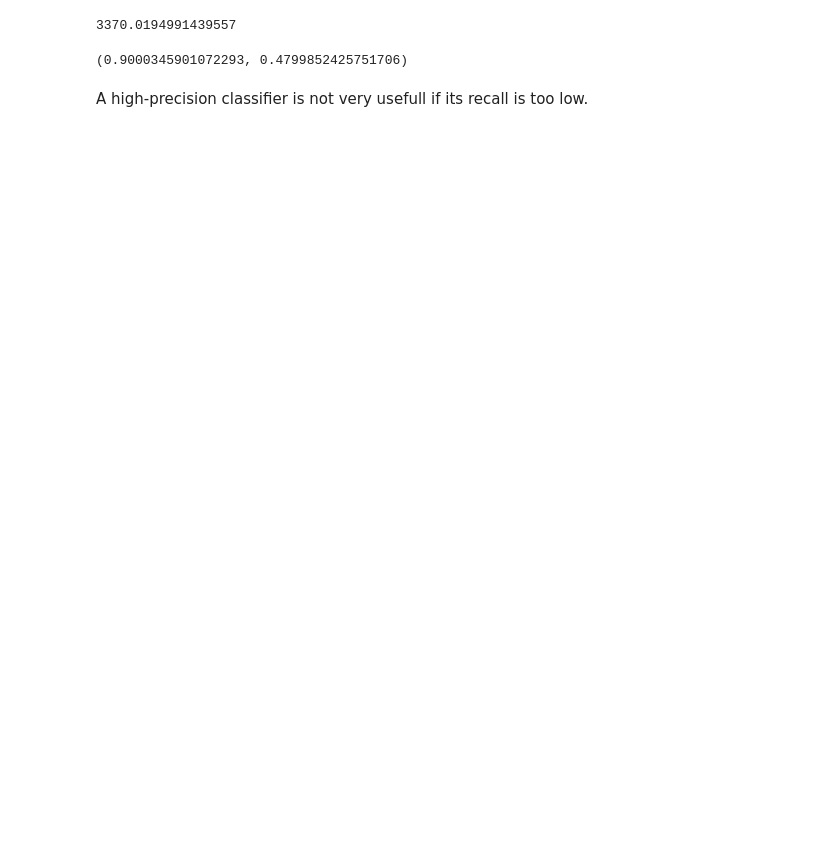
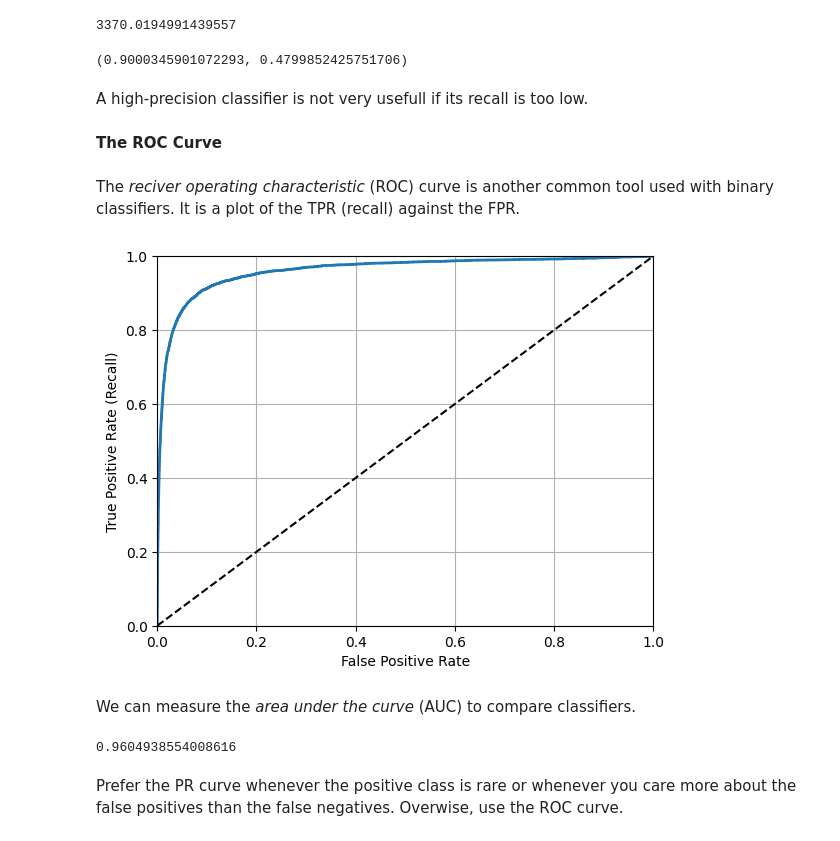
Before and after one commit to neofluar/kaggle, a Jupyter notebook: mnist/classification.ipynb, the cells around one changed output. Saved outputs shown, nothing was run; the diff lists cells and outputs as text; code cells hidden in the pictures; blank space fills up the shorter version.

```diff
--- a/mnist/classification.ipynb
+++ b/mnist/classification.ipynb
@@ -44,6 +44,6 @@ y = y.astype(np.uint8)
 # %% [markdown]
 Create a test set: the MNIST dataset is actually already split into a training set (the first 60.000 images) and a test set (the last 10.000 images). The training set is also already shuffled.
 # %%
-_SPLIT = 60000
-x_train, x_test, y_train, y_test = x[:_SPLIT], x[_SPLIT:], y[:_SPLIT], y[_SPLIT:]
+SPLIT = 60000
+x_train, x_test, y_train, y_test = x[:SPLIT], x[SPLIT:], y[:SPLIT], y[SPLIT:]
 # %% [markdown]
@@ -209,3 +211,37 @@ precision_score(y_train_5, y_train_pred_90), recall_score(y_train_5, y_train_pre
 (0.9000345901072293, 0.4799852425751706)
 # %% [markdown]
 A high-precision classifier is not very usefull if its recall is too low.
+# %% [markdown]
+**The ROC Curve**
+# %% [markdown]
+The *reciver operating characteristic* (ROC) curve is another common tool used with binary classifiers. It is a plot of the TPR (recall) against the FPR.
+# %%
+from sklearn.metrics import roc_curve
+
+fpr, tpr, thresholds = roc_curve(y_train_5, y_scores)
+# %%
+from typing import Optional
+
+def plot_roc_curve(fpr: np.ndarray, tpr: np.ndarray, label: Optional[str] = None) -> None:
+    plt.plot(fpr, tpr, linewidth=2, label=label)
+    plt.plot([0, 1], [0, 1], 'k--')
+    plt.xlabel('False Positive Rate')
+    plt.ylabel('True Positive Rate (Recall)')
+    plt.xlim(0, 1)
+    plt.ylim(0, 1)
+    plt.grid()
+
+plot_roc_curve(fpr, tpr)
+plt.show()
+# %% [output]
+[figure, added]
+# %% [markdown]
+We can measure the *area under the curve* (AUC) to compare classifiers.
+# %%
+from sklearn.metrics import roc_auc_score
+
+roc_auc_score(y_train_5, y_scores)
+# %% [output]
+0.9604938554008616
+# %% [markdown]
+Prefer the PR curve whenever the positive class is rare or whenever you care more about the false positives than the false negatives. Overwise, use the ROC curve.
```
Also changed, not shown: parts of 62 cells of this notebook, 1 other file.
